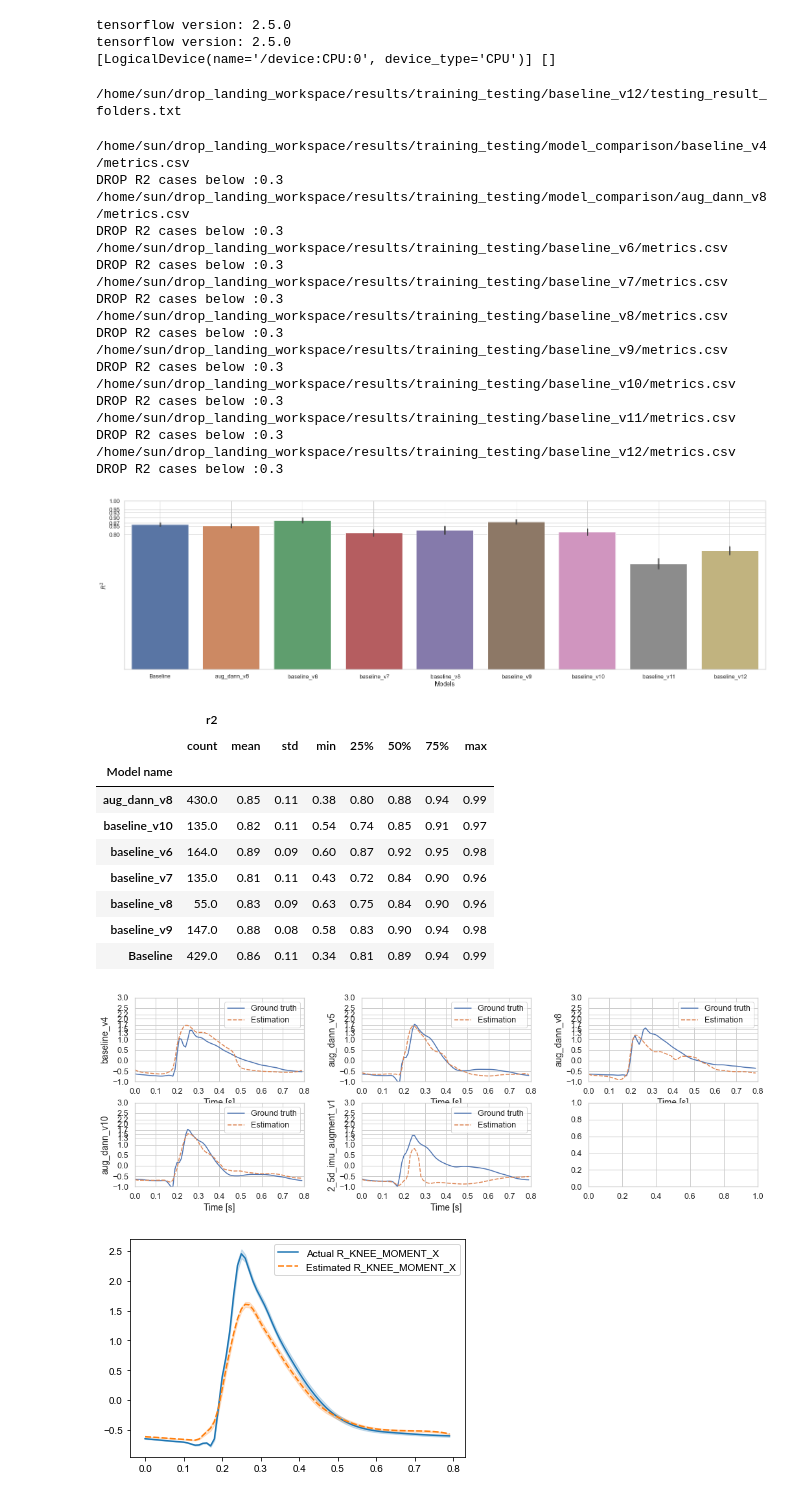
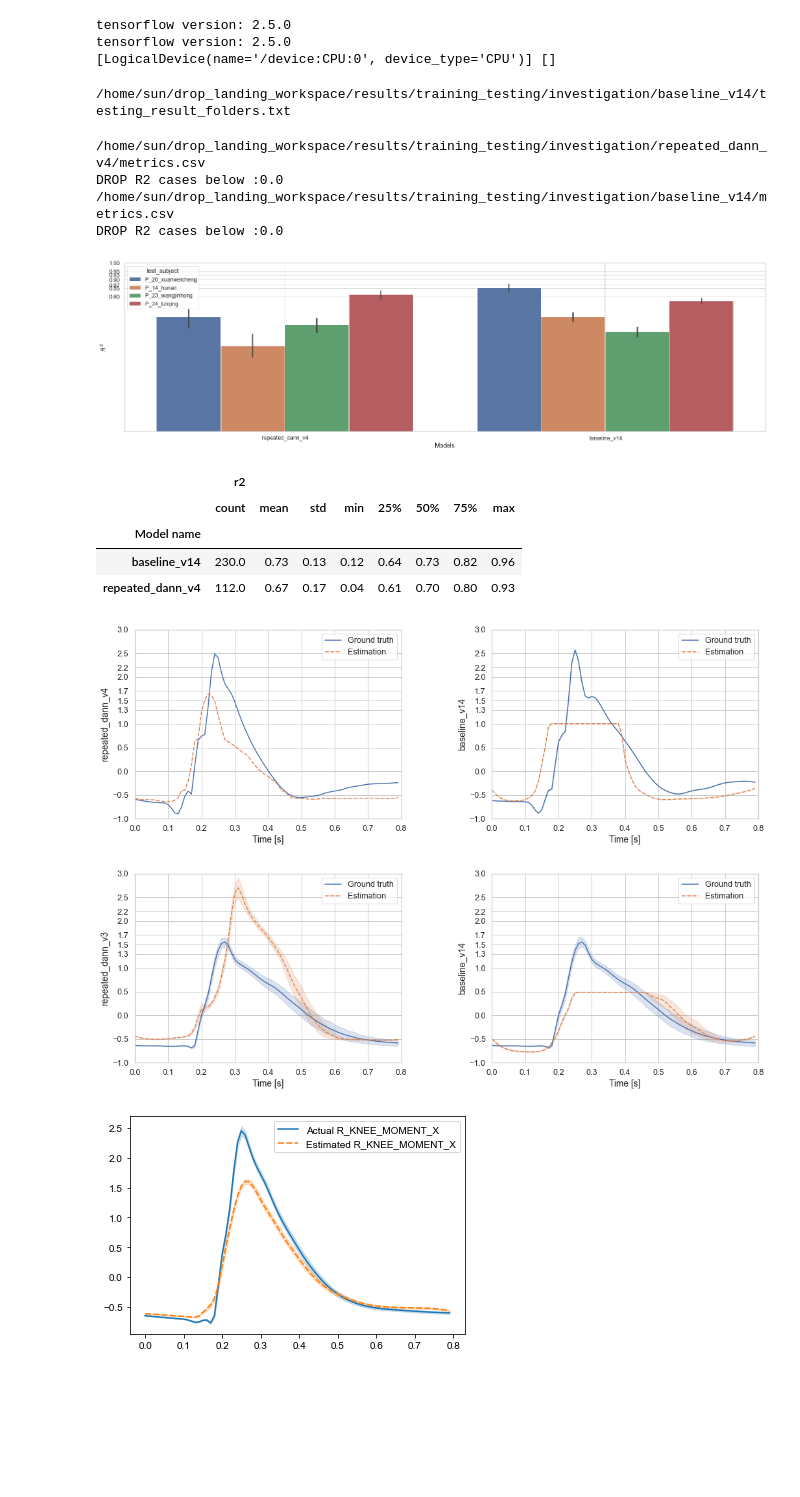
Before and after one commit to sunzhon/transfer_learning_for_droplanding, a Jupyter notebook: jupyter-lab/tf_results_analysis.ipynb, the cells around one changed output. Cells and saved outputs as stored; diff of their text form; code cells hidden in the pictures; blank space fills up the shorter version.

Commit message:
test pretrained and finetuning

```diff
--- a/jupyter-lab/tf_results_analysis.ipynb
+++ b/jupyter-lab/tf_results_analysis.ipynb
@@ -83,13 +83,17 @@ combination_investigation_results = [
                                      "/home/sun/drop_landing_workspace/results/training_testing/baseline_v10/testing_result_folders.txt",
                                      "/home/sun/drop_landing_workspace/results/training_testing/baseline_v11/testing_result_folders.txt",
                                      "/home/sun/drop_landing_workspace/results/training_testing/baseline_v12/testing_result_folders.txt",
+                                     "/home/sun/drop_landing_workspace/results/training_testing/repeated_dann_v3/testing_result_folders.txt",
                                     ]
-
-#combination_investigation_results =combination_investigation_results[-1]
-metrics = get_list_investigation_metrics(combination_investigation_results[-1])
+combination_investigation_results = [
+                                     "/home/sun/drop_landing_workspace/results/training_testing/investigation/repeated_dann_v4/testing_result_folders.txt",
+                                     "/home/sun/drop_landing_workspace/results/training_testing/investigation/baseline_v14/testing_result_folders.txt",
+                                    ]
+#combination_investigation_results =combination_investigation_results[]
+metrics = get_list_investigation_metrics(combination_investigation_results[1])
 combination_investigation_metrics = [os.path.join(os.path.dirname(folder),"metrics.csv") for folder in combination_investigation_results]
 # %% [output]
-/home/sun/drop_landing_workspace/results/training_testing/baseline_v12/testing_result_folders.txt
+/home/sun/drop_landing_workspace/results/training_testing/investigation/baseline_v14/testing_result_folders.txt
 # %%
 # Plot metrics
 
@@ -97,7 +101,7 @@ subjects_ids_names = ['P_08_zhangboyuan', 'P_10_dongxuan', 'P_11_liuchunyu', 'P_
 #subjects_ids_names.remove('P_19_xiongyihui')
 
 filters={'drop_value':0.4,'sort_variable':'r2','test_subject':subjects_ids_names}
-filters={'drop_value':0.3,'sort_variable':'r2'}
+filters={'drop_value':0.0,'sort_variable':'r2'}
 #filters={'sort_variable':'r2'}
 metrics = parase_list_investigation_metrics(combination_investigation_metrics,**filters)
 
@@ -115,57 +119,43 @@ hue_plot_params = {
     'data': metrics,
     'x': x,
     'y': y,
-    #'hue':hue,
+    'hue':hue,
     #"showfliers": False,
     #"showmeans": True
     }
 
 g = sns.barplot(**hue_plot_params)
 g.set_xlabel('Models')
 g.set_ylabel('$R^2$')
 #g.set_ylim(0.4,1.0)
 #g.set_yticks([0.6, 0.7, 0.8, 0.85, 0.9, 0.95, 1.0])
 g.set_yticks([0.8, 0.85, 0.87, 0.9, 0.93, 0.95, 1.0])
 g.grid(visible=True, axis='both',which='major')
 
 
 
 if False:
     test_method="t-test_ind"
     pairs = (
         [('Baseline','IMU augmentation'),('IMU augmentation','Fine-tuning'),('Non-augmentation DANN','Augmentation DANN'), ('Baseline', 'Augmentation DANN')]
         )
     pairs = (
         [(' baseline_v7',' aug_dann_v8')]
         )
     annotator=Annotator(g, pairs=pairs,**hue_plot_params)
     annotator.configure(test=test_method, text_format='star', loc='inside')
     annotator.apply_and_annotate()
 
 
 fig=g.get_figure()
 fig.set_figwidth(26); fig.set_figheight(7)
 #save_figure("/home/sun/drop_landing_workspace/results/training_testing/model_comparison/",'model_comparison','pdf')
 # %% [output]
-/home/sun/drop_landing_workspace/results/training_testing/model_comparison/baseline_v4/metrics.csv
-DROP R2 cases below :0.3
-/home/sun/drop_landing_workspace/results/training_testing/model_comparison/aug_dann_v8/metrics.csv
-DROP R2 cases below :0.3
-/home/sun/drop_landing_workspace/results/training_testing/baseline_v6/metrics.csv
-DROP R2 cases below :0.3
-/home/sun/drop_landing_workspace/results/training_testing/baseline_v7/metrics.csv
-DROP R2 cases below :0.3
-/home/sun/drop_landing_workspace/results/training_testing/baseline_v8/metrics.csv
-DROP R2 cases below :0.3
-/home/sun/drop_landing_workspace/results/training_testing/baseline_v9/metrics.csv
-DROP R2 cases below :0.3
-/home/sun/drop_landing_workspace/results/training_testing/baseline_v10/metrics.csv
-DROP R2 cases below :0.3
-/home/sun/drop_landing_workspace/results/training_testing/baseline_v11/metrics.csv
-DROP R2 cases below :0.3
-/home/sun/drop_landing_workspace/results/training_testing/baseline_v12/metrics.csv
-DROP R2 cases below :0.3
+/home/sun/drop_landing_workspace/results/training_testing/investigation/repeated_dann_v4/metrics.csv
+DROP R2 cases below :0.0
+/home/sun/drop_landing_workspace/results/training_testing/investigation/baseline_v14/metrics.csv
+DROP R2 cases below :0.0
-[figure, old version]
+[figure, new version]
 # %%
 # List metrics
 #metrics= metrics.round(2)
@@ -174,19 +164,23 @@ metrics[['r2','Model name']].groupby('Model name').describe().round(2)
 |  | r2 |  |  |  |  |  |  |  |
 |  | count | mean | std | min | 25% | 50% | 75% | max |
 | Model name |  |  |  |  |  |  |  |  |
-| aug_dann_v8 | 430.0 | 0.85 | 0.11 | 0.38 | 0.80 | 0.88 | 0.94 | 0.99 |
-| baseline_v10 | 135.0 | 0.82 | 0.11 | 0.54 | 0.74 | 0.85 | 0.91 | 0.97 |
-| baseline_v6 | 164.0 | 0.89 | 0.09 | 0.60 | 0.87 | 0.92 | 0.95 | 0.98 |
-| baseline_v7 | 135.0 | 0.81 | 0.11 | 0.43 | 0.72 | 0.84 | 0.90 | 0.96 |
-| baseline_v8 | 55.0 | 0.83 | 0.09 | 0.63 | 0.75 | 0.84 | 0.90 | 0.96 |
-| baseline_v9 | 147.0 | 0.88 | 0.08 | 0.58 | 0.83 | 0.90 | 0.94 | 0.98 |
-| Baseline | 429.0 | 0.86 | 0.11 | 0.34 | 0.81 | 0.89 | 0.94 | 0.99 |
+| baseline_v14 | 230.0 | 0.73 | 0.13 | 0.12 | 0.64 | 0.73 | 0.82 | 0.96 |
+| repeated_dann_v4 | 112.0 | 0.67 | 0.17 | 0.04 | 0.61 | 0.70 | 0.80 | 0.93 |
 # %%
 # Plot estimation results
-selection=len(combination_investigation_results)*[{'child_test_id':['test_2'], 'test_subject': ['P_19_xiongyihui']}]
-figpath, multi_model_results = p6plot_statistic_actual_estimation_curves(combination_investigation_results,selection, figsize=(15,5))
+selection=len(combination_investigation_results)*[{'child_test_id':['test_26'], 'test_subject': ['P_23_wangjinhong']}]
+#selection=len(combination_investigation_results)*[{ 'test_subject': ['P_23_wangjinhong']}]
+figpath, multi_model_results = p6plot_statistic_actual_estimation_curves(combination_investigation_results,selection, col_wrap=2,figsize=(15,5))
 # %% [output]
-[figure, old version]
+[figure, new version]
+# %%
+
+# Plot estimation results
+selection=len(combination_investigation_results)*[{'child_test_id':['test_2'], 'test_subject': ['P_23_wangjinhong']}]
+selection=len(combination_investigation_results)*[{ 'test_subject': ['P_14_hunan']}]
+figpath, multi_model_results = p6plot_statistic_actual_estimation_curves(combination_investigation_results,selection, col_wrap=2,figsize=(15,5))
+# %% [output]
+[figure, added]
 # %%
 # plot curves
 
```
Also changed, not shown: 7 other files.
